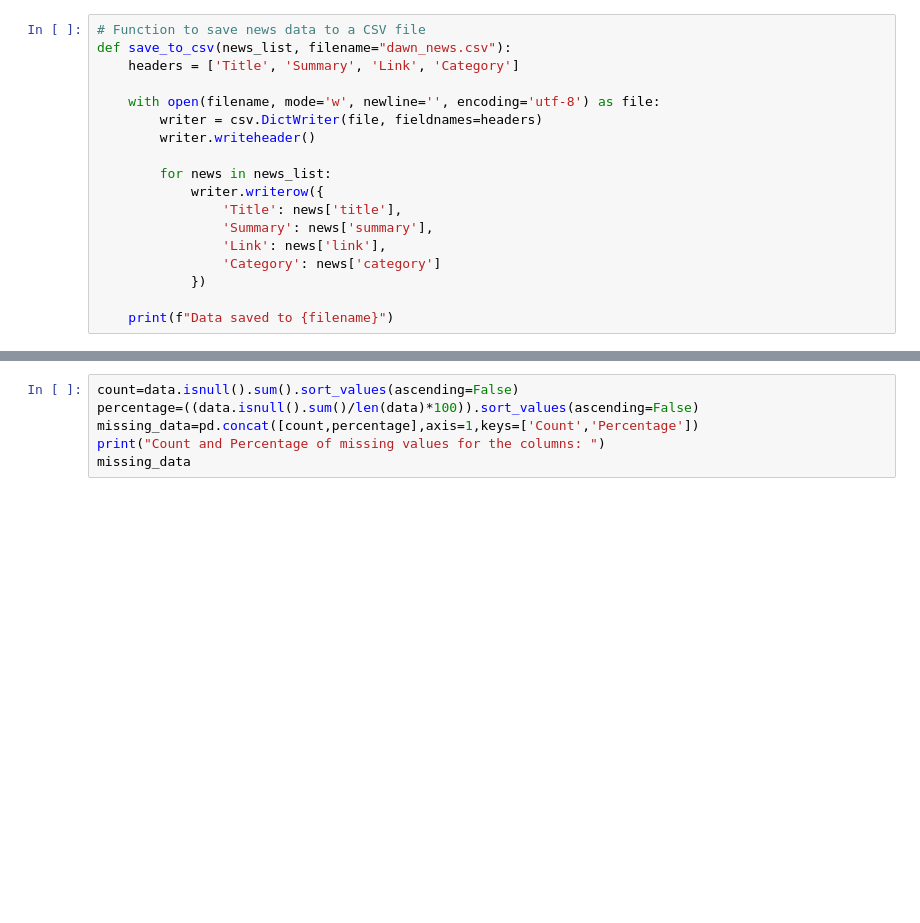
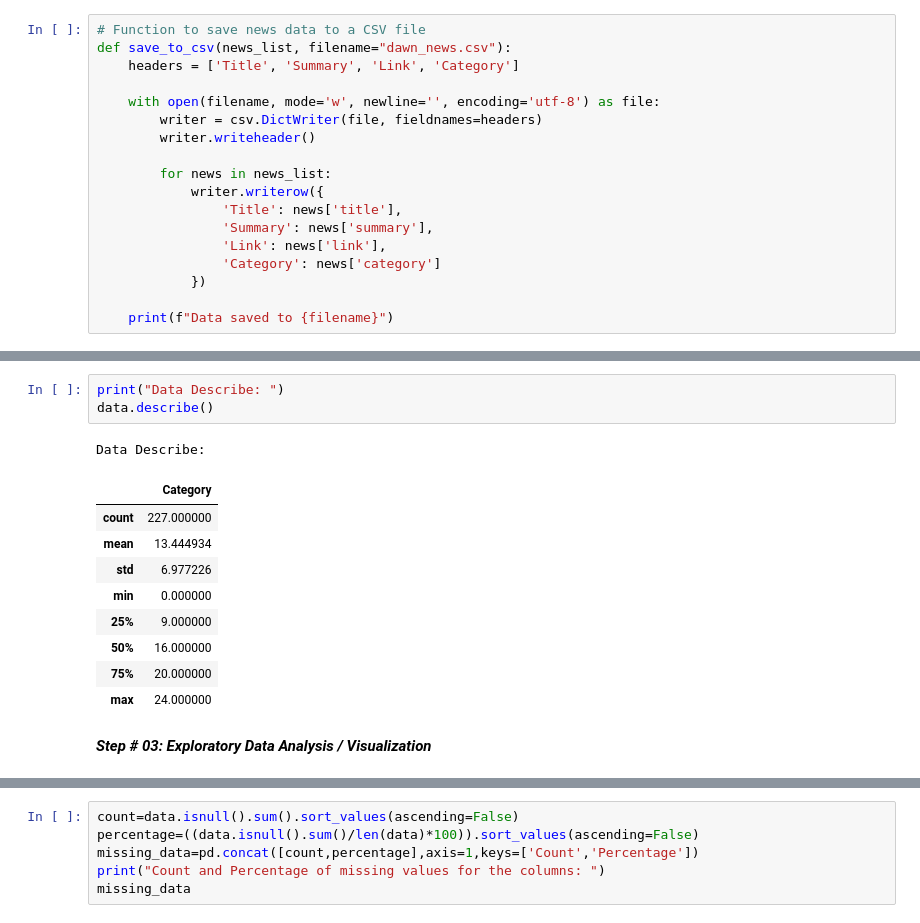
Before and after one commit to Jaweria-Asif/Automated-News-Categorization-Using-Data-Science-Techniques, a Jupyter notebook: Data_Science_Project.ipynb, the cells around one changed output, grey strips where cells are left out. Saved outputs shown, nothing was run; the diff lists cells and outputs as text; blank space fills up the shorter version.

```diff
--- a/Data_Science_Project.ipynb
+++ b/Data_Science_Project.ipynb
@@ -223,3 +275,19 @@ data = pd.read_csv("dawn_news.csv")
+# %%
+print("Data Describe: ")
+data.describe()
+# %% [output]
+Data Describe:
+|  | Category |
+| count | 227.000000 |
+| mean | 13.444934 |
+| std | 6.977226 |
+| min | 0.000000 |
+| 25% | 9.000000 |
+| 50% | 16.000000 |
+| 75% | 20.000000 |
+| max | 24.000000 |
+# %% [markdown]
+***Step # 03: Exploratory Data Analysis / Visualization***
 # %%
 # Visualize Category Distribution
 # Calculate the counts of each category
```
Also changed, not shown: parts of 29 cells of this notebook.
